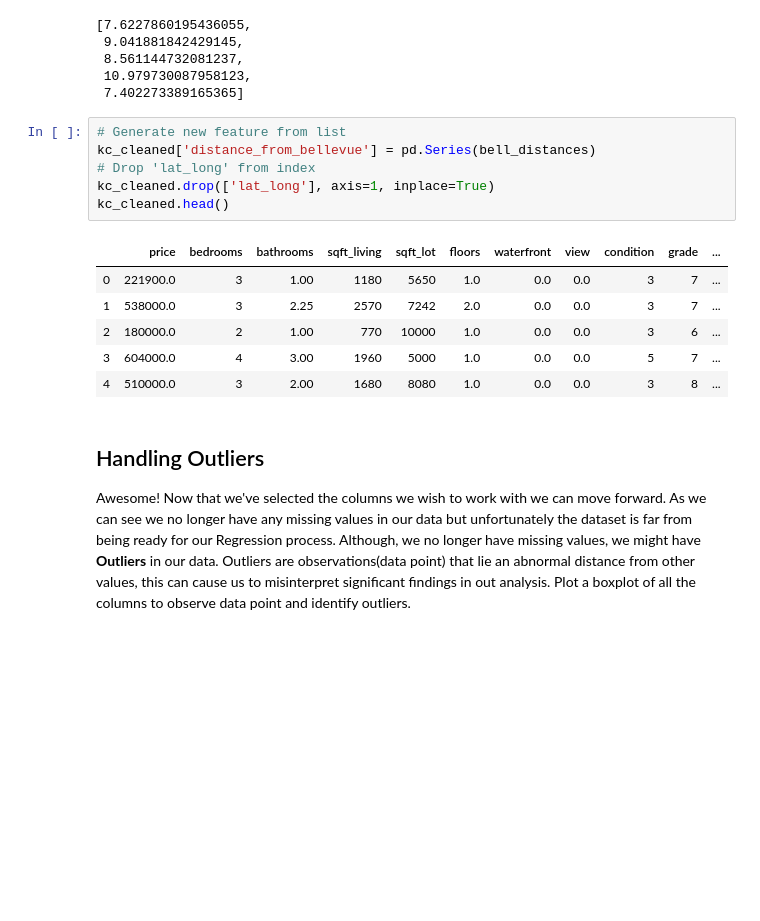
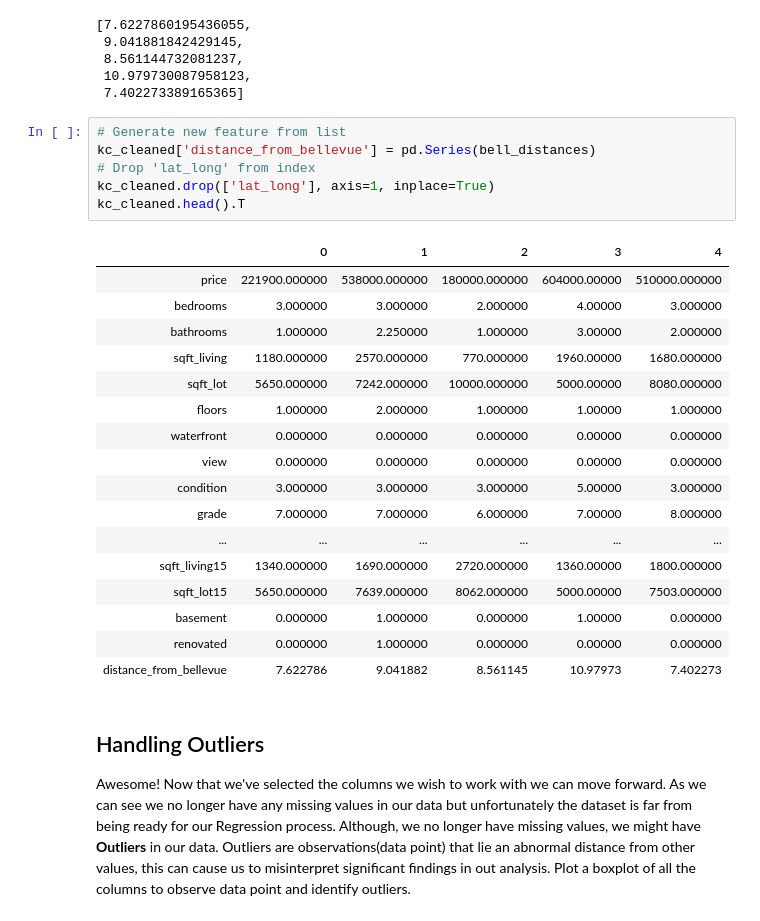
Before and after one commit to Princess-1/2_Module_Project, a Jupyter notebook: EDA.ipynb, the cells around one changed output. Cells and saved outputs as stored; diff of their text form; blank space fills up the shorter version.

```diff
--- a/EDA.ipynb
+++ b/EDA.ipynb
@@ -180,16 +180,27 @@ bell_distances[:5]
 # %%
 # Generate new feature from list
 kc_cleaned['distance_from_bellevue'] = pd.Series(bell_distances)
 # Drop 'lat_long' from index
 kc_cleaned.drop(['lat_long'], axis=1, inplace=True)
-kc_cleaned.head()
+kc_cleaned.head().T
 # %% [output]
-|  | price | bedrooms | bathrooms | sqft_living | sqft_lot | floors | waterfront | view | condition | grade | ... |
-| 0 | 221900.0 | 3 | 1.00 | 1180 | 5650 | 1.0 | 0.0 | 0.0 | 3 | 7 | ... |
-| 1 | 538000.0 | 3 | 2.25 | 2570 | 7242 | 2.0 | 0.0 | 0.0 | 3 | 7 | ... |
-| 2 | 180000.0 | 2 | 1.00 | 770 | 10000 | 1.0 | 0.0 | 0.0 | 3 | 6 | ... |
-| 3 | 604000.0 | 4 | 3.00 | 1960 | 5000 | 1.0 | 0.0 | 0.0 | 5 | 7 | ... |
-| 4 | 510000.0 | 3 | 2.00 | 1680 | 8080 | 1.0 | 0.0 | 0.0 | 3 | 8 | ... |
+|  | 0 | 1 | 2 | 3 | 4 |
+| price | 221900.000000 | 538000.000000 | 180000.000000 | 604000.00000 | 510000.000000 |
+| bedrooms | 3.000000 | 3.000000 | 2.000000 | 4.00000 | 3.000000 |
+| bathrooms | 1.000000 | 2.250000 | 1.000000 | 3.00000 | 2.000000 |
+| sqft_living | 1180.000000 | 2570.000000 | 770.000000 | 1960.00000 | 1680.000000 |
+| sqft_lot | 5650.000000 | 7242.000000 | 10000.000000 | 5000.00000 | 8080.000000 |
+| floors | 1.000000 | 2.000000 | 1.000000 | 1.00000 | 1.000000 |
+| waterfront | 0.000000 | 0.000000 | 0.000000 | 0.00000 | 0.000000 |
+| view | 0.000000 | 0.000000 | 0.000000 | 0.00000 | 0.000000 |
+| condition | 3.000000 | 3.000000 | 3.000000 | 5.00000 | 3.000000 |
+| grade | 7.000000 | 7.000000 | 6.000000 | 7.00000 | 8.000000 |
+| ... | ... | ... | ... | ... | ... |
+| sqft_living15 | 1340.000000 | 1690.000000 | 2720.000000 | 1360.00000 | 1800.000000 |
+| sqft_lot15 | 5650.000000 | 7639.000000 | 8062.000000 | 5000.00000 | 7503.000000 |
+| basement | 0.000000 | 1.000000 | 0.000000 | 1.00000 | 0.000000 |
+| renovated | 0.000000 | 1.000000 | 0.000000 | 0.00000 | 0.000000 |
+| distance_from_bellevue | 7.622786 | 9.041882 | 8.561145 | 10.97973 | 7.402273 |
 # %% [markdown]
 ## Handling Outliers
 Awesome! Now that we've selected the columns we wish to work with we can move forward. As we can see we no longer have any missing values in our data but unfortunately the dataset is far from being ready for our Regression process. Although, we no longer have missing values, we might have **Outliers** in our data. Outliers are observations(data point) that lie an abnormal distance from other values, this can cause us to misinterpret significant findings in out analysis. Plot a boxplot of all the columns to observe data point and identify outliers.
```
Also changed, not shown: parts of 10 cells of this notebook, 18 other files.
